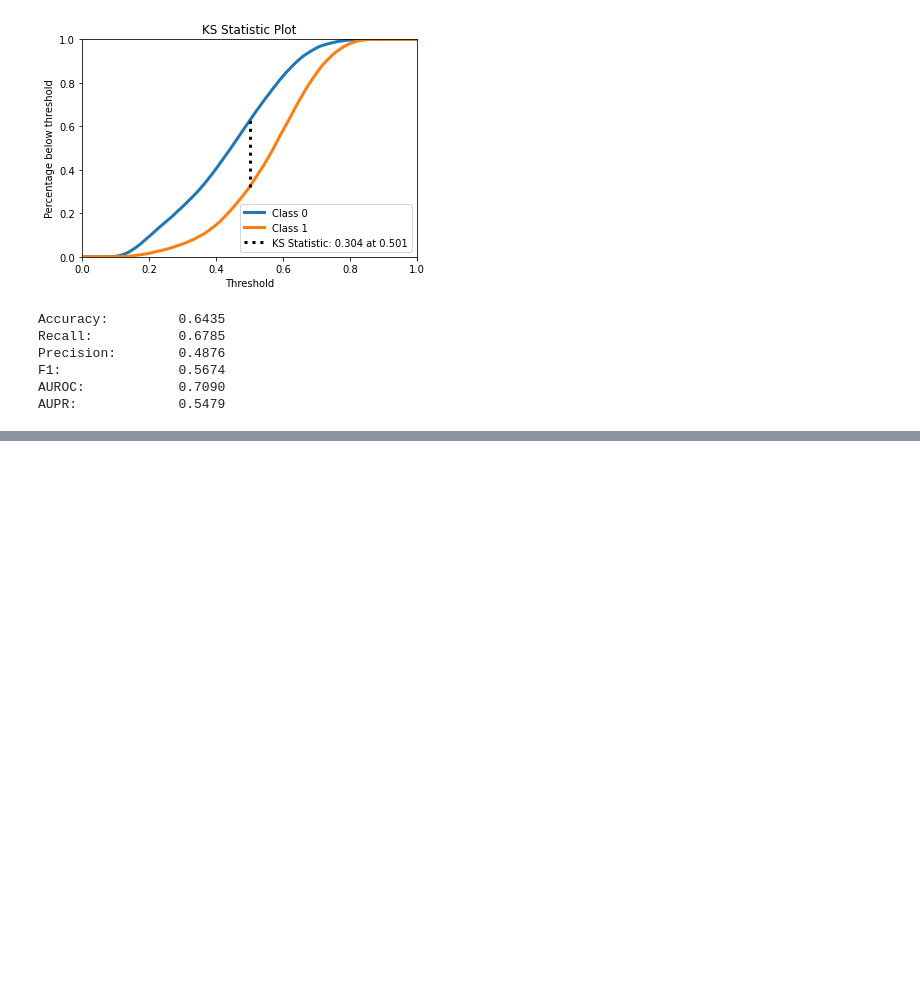
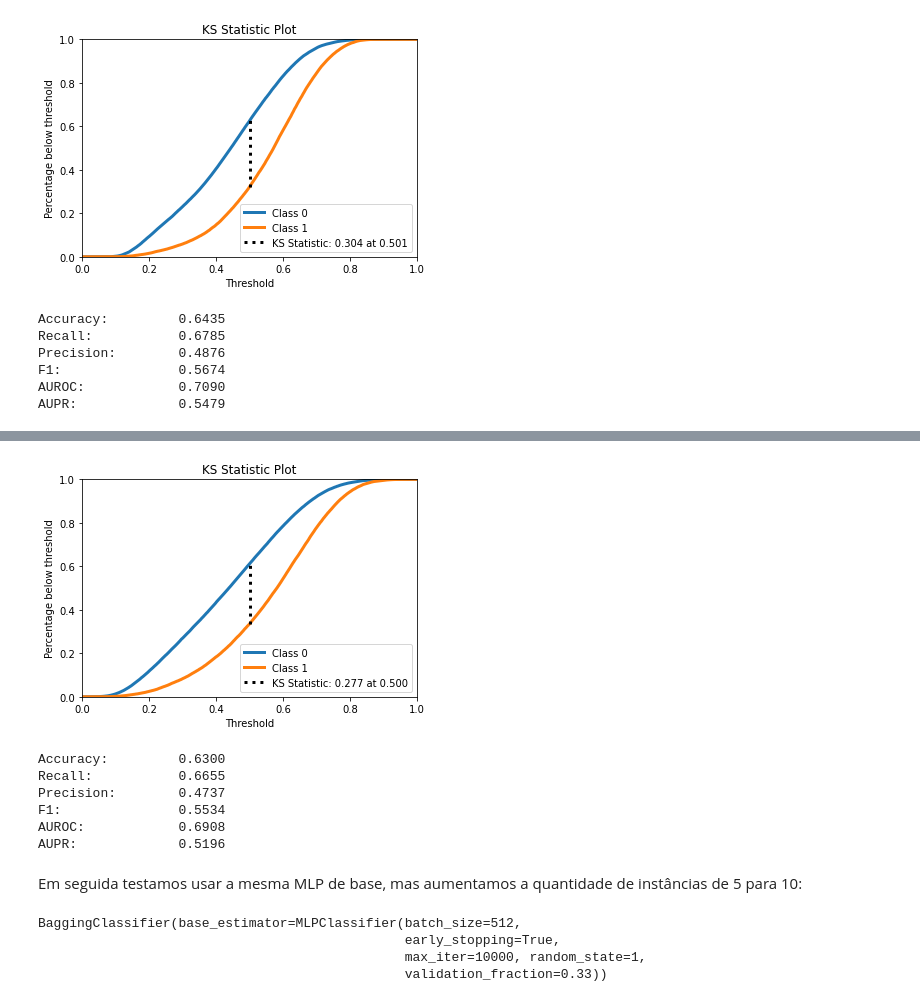
Before and after one commit to rafaelmotaalves/neural-networks, a Jupyter notebook: trn/ensembles.ipynb, the cells around one changed output, grey strips where cells are left out. Drawn from its saved outputs; the diff is of its cells as text; code cells hidden in the pictures; blank space fills up the shorter version.

```diff
--- a/trn/ensembles.ipynb
+++ b/trn/ensembles.ipynb
@@ -143,0 +157,3 @@ AUPR:             0.5479
+# %%
+y_pred = bagging.predict(x_test)
+y_pred_proba = bagging.predict_proba(x_test)
@@ -143,0 +167,13 @@ AUPR:             0.5479
+# %%
+accuracy, recall, precision, f1, auroc, aupr = compute_performance_metrics(y_test, y_pred, y_pred_proba)
+print_metrics_summary(accuracy, recall, precision, f1, auroc, aupr)
+# %% [output]
+[figure, added]
+Accuracy:         0.6300
+Recall:           0.6655
+Precision:        0.4737
+F1:               0.5534
+AUROC:            0.6908
+AUPR:             0.5196
+# %% [markdown]
+Em seguida testamos usar a mesma MLP de base, mas aumentamos a quantidade de instâncias de 5 para 10:
@@ -143,0 +185,7 @@ AUPR:             0.5479
+# %%
+bagging1.fit(x_train, y_train)
+# %% [output]
+BaggingClassifier(base_estimator=MLPClassifier(batch_size=512,
+                                               early_stopping=True,
+                                               max_iter=10000, random_state=1,
+                                               validation_fraction=0.33))
```
Also changed, not shown: parts of 18 cells of this notebook.
